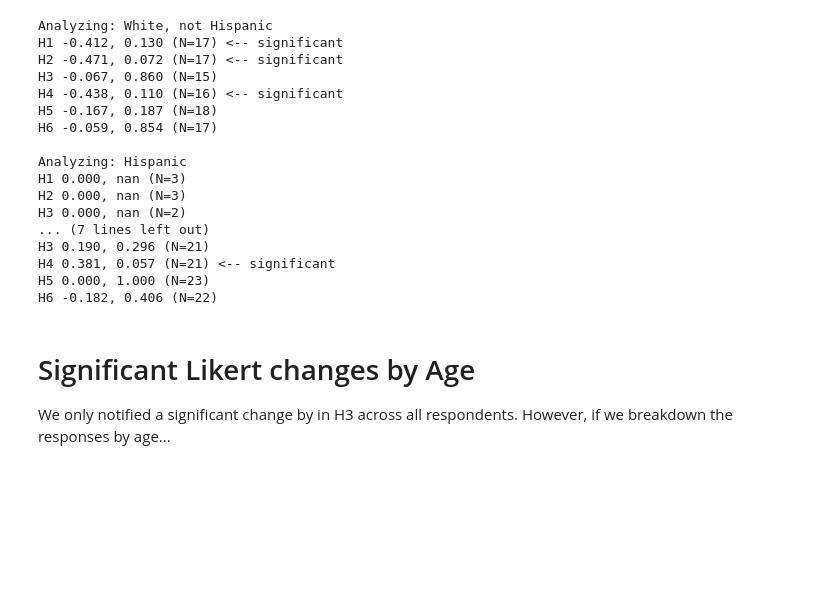
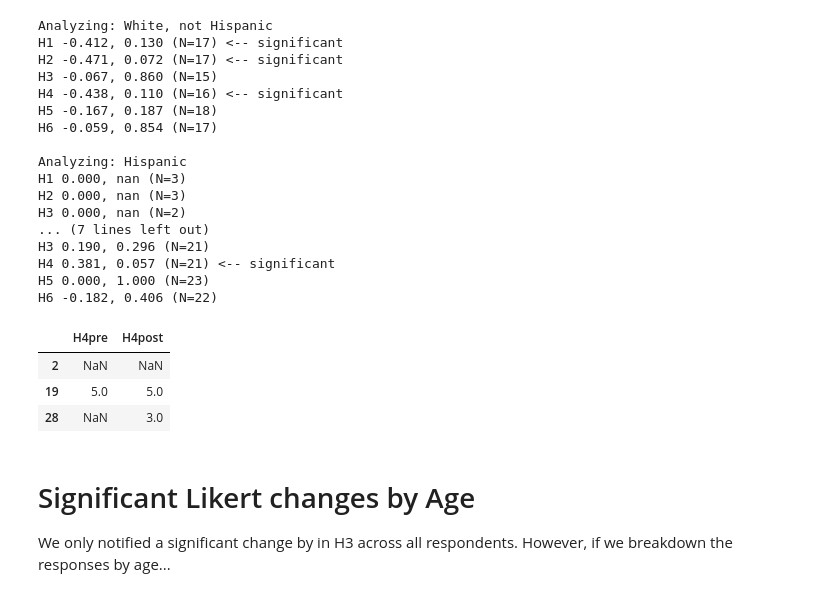
Before and after one commit to cmacdonell/hopper2016, a Jupyter notebook: Hopper_analysis.ipynb, the cells around one changed output. Saved outputs shown, nothing was run; the diff lists cells and outputs as text; code cells hidden in the pictures; blank space fills up the shorter version.

```diff
--- a/Hopper_analysis.ipynb
+++ b/Hopper_analysis.ipynb
@@ -170,6 +223,13 @@ H3 0.190, 0.296 (N=21)
 H4 0.381, 0.057 (N=21) <-- significant
 H5 0.000, 1.000 (N=23)
 H6 -0.182, 0.406 (N=22)
+# %%
+df_matched[['H4pre','H4post']][df_matched['Origin'] == 'Hispanic']
+# %% [output]
+|  | H4pre | H4post |
+| 2 | NaN | NaN |
+| 19 | 5.0 | 5.0 |
+| 28 | NaN | 3.0 |
 # %% [markdown]
 # Significant Likert changes by Age
 
```
Also changed, not shown: parts of 5 cells of this notebook.
